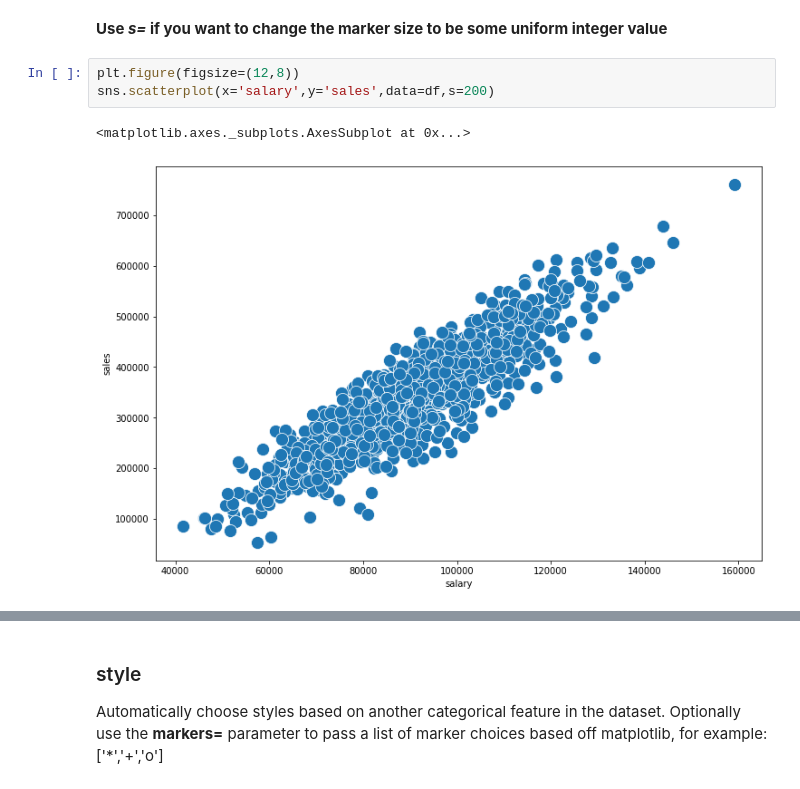
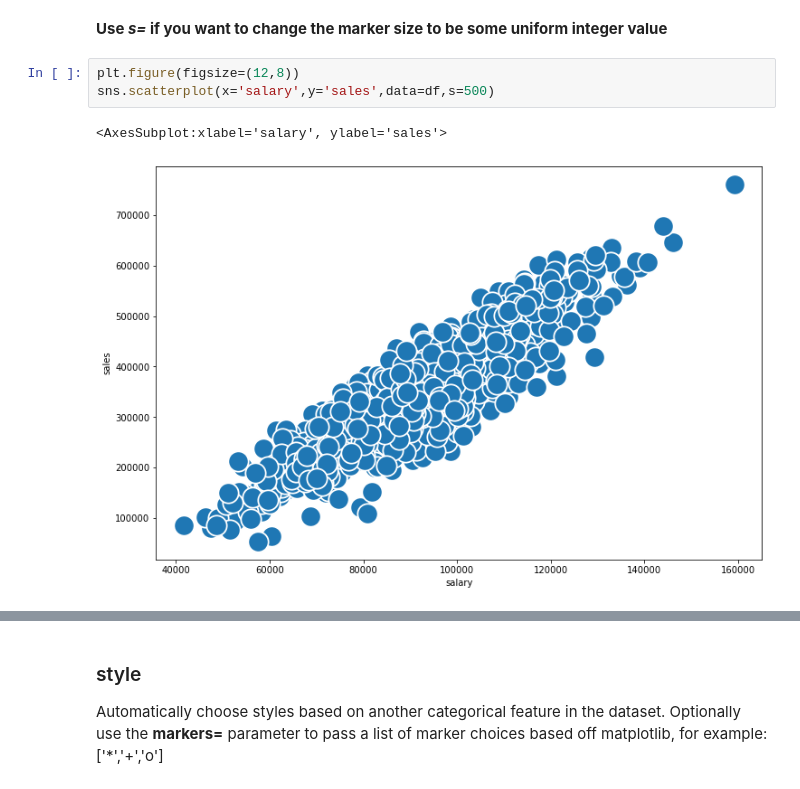
Before and after one commit to AthirsonSilva/machine-learning-masterclass, a Jupyter notebook: 05-Seaborn/00-Scatter-Plots.ipynb, the cells around one changed output, grey strips where cells are left out. Cells and saved outputs as stored; diff of their text form.

```diff
--- a/05-Seaborn/00-Scatter-Plots.ipynb
+++ b/05-Seaborn/00-Scatter-Plots.ipynb
@@ -111,9 +111,9 @@ sns.scatterplot(x='salary',y='sales',data=df,size='work experience')
 **Use *s=* if you want to change the marker size to be some uniform integer value**
 # %%
 plt.figure(figsize=(12,8))
-sns.scatterplot(x='salary',y='sales',data=df,s=200)
+sns.scatterplot(x='salary',y='sales',data=df,s=500)
 # %% [output]
-<matplotlib.axes._subplots.AxesSubplot at 0x...>
+<AxesSubplot:xlabel='salary', ylabel='sales'>
-[figure, old version]
+[figure, new version]
 # %%
 plt.figure(figsize=(12,8))
```
Also changed, not shown: parts of 5 cells of this notebook.
